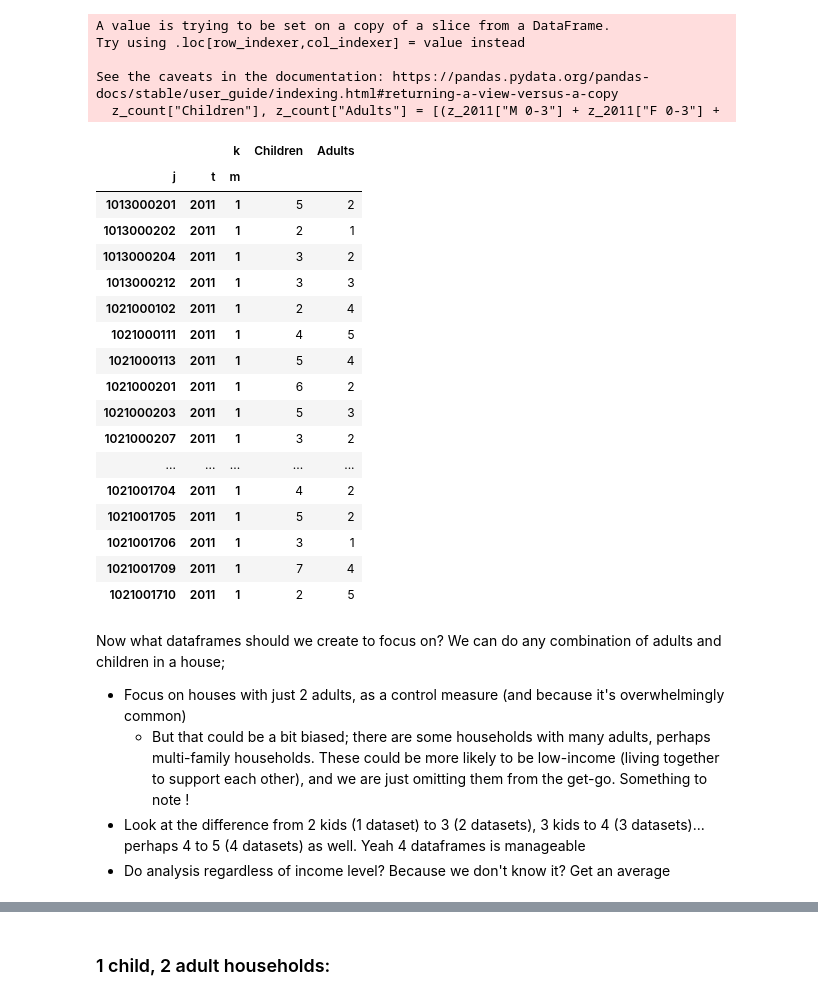
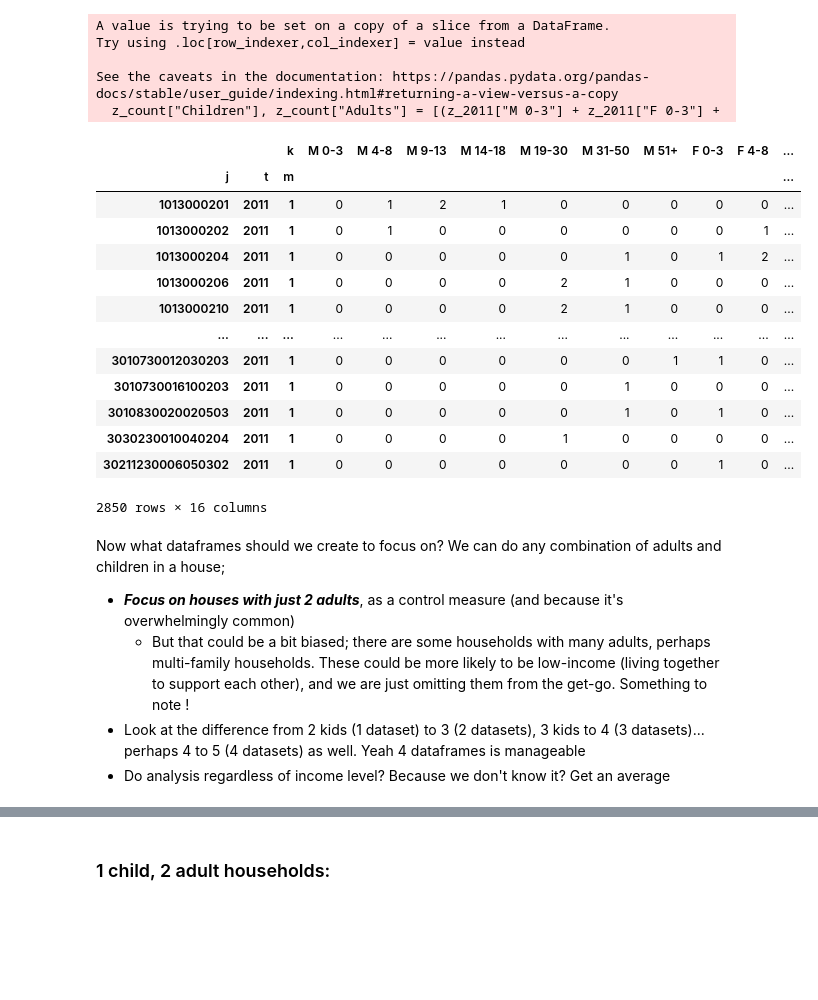
Before and after one commit to saraya38/EEP153Project4, a Jupyter notebook: Project4.ipynb, the cells around one changed output, grey strips where cells are left out. Drawn from its saved outputs; the diff is of its cells as text; code cells hidden in the pictures; blank space fills up the shorter version.

```diff
--- a/Project4.ipynb
+++ b/Project4.ipynb
@@ -156,4 +163,21 @@ Try using .loc[row_indexer,col_indexer] = value instead
 
 See the caveats in the documentation: https://pandas.pydata.org/pandas-docs/stable/user_guide/indexing.html#returning-a-view-versus-a-copy
   z_count["Children"], z_count["Adults"] = [(z_2011["M 0-3"] + z_2011["F 0-3"] +
+# %%
+z_count
+# %% [output]
+|  |  | k | M 0-3 | M 4-8 | M 9-13 | M 14-18 | M 19-30 | M 31-50 | M 51+ | F 0-3 | F 4-8 | ... |
+| j | t | m |  |  |  |  |  |  |  |  |  | ... |
+| 1013000201 | 2011 | 1 | 0 | 1 | 2 | 1 | 0 | 0 | 0 | 0 | 0 | ... |
+| 1013000202 | 2011 | 1 | 0 | 1 | 0 | 0 | 0 | 0 | 0 | 0 | 1 | ... |
+| 1013000204 | 2011 | 1 | 0 | 0 | 0 | 0 | 0 | 1 | 0 | 1 | 2 | ... |
+| 1013000206 | 2011 | 1 | 0 | 0 | 0 | 0 | 2 | 1 | 0 | 0 | 0 | ... |
+| 1013000210 | 2011 | 1 | 0 | 0 | 0 | 0 | 2 | 1 | 0 | 0 | 0 | ... |
+| ... | ... | ... | ... | ... | ... | ... | ... | ... | ... | ... | ... | ... |
+| 3010730012030203 | 2011 | 1 | 0 | 0 | 0 | 0 | 0 | 0 | 1 | 1 | 0 | ... |
+| 3010730016100203 | 2011 | 1 | 0 | 0 | 0 | 0 | 0 | 1 | 0 | 0 | 0 | ... |
+| 3010830020020503 | 2011 | 1 | 0 | 0 | 0 | 0 | 0 | 1 | 0 | 1 | 0 | ... |
+| 3030230010040204 | 2011 | 1 | 0 | 0 | 0 | 0 | 1 | 0 | 0 | 0 | 0 | ... |
+| 30211230006050302 | 2011 | 1 | 0 | 0 | 0 | 0 | 0 | 0 | 0 | 1 | 0 | ... |
+2850 rows × 16 columns
 # %%
@@ -166,30 +191,6 @@ z_kids = z_count[filter_kid]
-# %%
-# Looking at some household breakdowns to decide which adult/child ratios might be good to investigate:
-
-df_new = z_kids[['Children', 'Adults']]
-df_new.head(60)
-# %% [output]
-|  |  | k | Children | Adults |
-| j | t | m |  |  |
-| 1013000201 | 2011 | 1 | 5 | 2 |
-| 1013000202 | 2011 | 1 | 2 | 1 |
-| 1013000204 | 2011 | 1 | 3 | 2 |
-| 1013000212 | 2011 | 1 | 3 | 3 |
-| 1021000102 | 2011 | 1 | 2 | 4 |
-| 1021000111 | 2011 | 1 | 4 | 5 |
-| 1021000113 | 2011 | 1 | 5 | 4 |
-| 1021000201 | 2011 | 1 | 6 | 2 |
-| 1021000203 | 2011 | 1 | 5 | 3 |
-| 1021000207 | 2011 | 1 | 3 | 2 |
-| ... | ... | ... | ... | ... |
-| 1021001704 | 2011 | 1 | 4 | 2 |
-| 1021001705 | 2011 | 1 | 5 | 2 |
-| 1021001706 | 2011 | 1 | 3 | 1 |
-| 1021001709 | 2011 | 1 | 7 | 4 |
-| 1021001710 | 2011 | 1 | 2 | 5 |
 # %% [markdown]
 Now what dataframes should we create to focus on? We can do any combination of adults and children in a house;
-* Focus on houses with just 2 adults, as a control measure (and because it's overwhelmingly common)
+* _**Focus on houses with just 2 adults**_, as a control measure (and because it's overwhelmingly common)
     - But that could be a bit biased; there are some households with many adults, perhaps multi-family households. These could be more likely to be low-income (living together to support each other), and we are just omitting them from the get-go. Something to note !
 * Look at the difference from 2 kids (1 dataset) to 3 (2 datasets), 3 kids to 4 (3 datasets)... perhaps 4 to 5 (4 datasets) as well. Yeah 4 dataframes is manageable
 * Do analysis regardless of income level? Because we don't know it? Get an average
```
Also changed, not shown: parts of 39 cells of this notebook.
